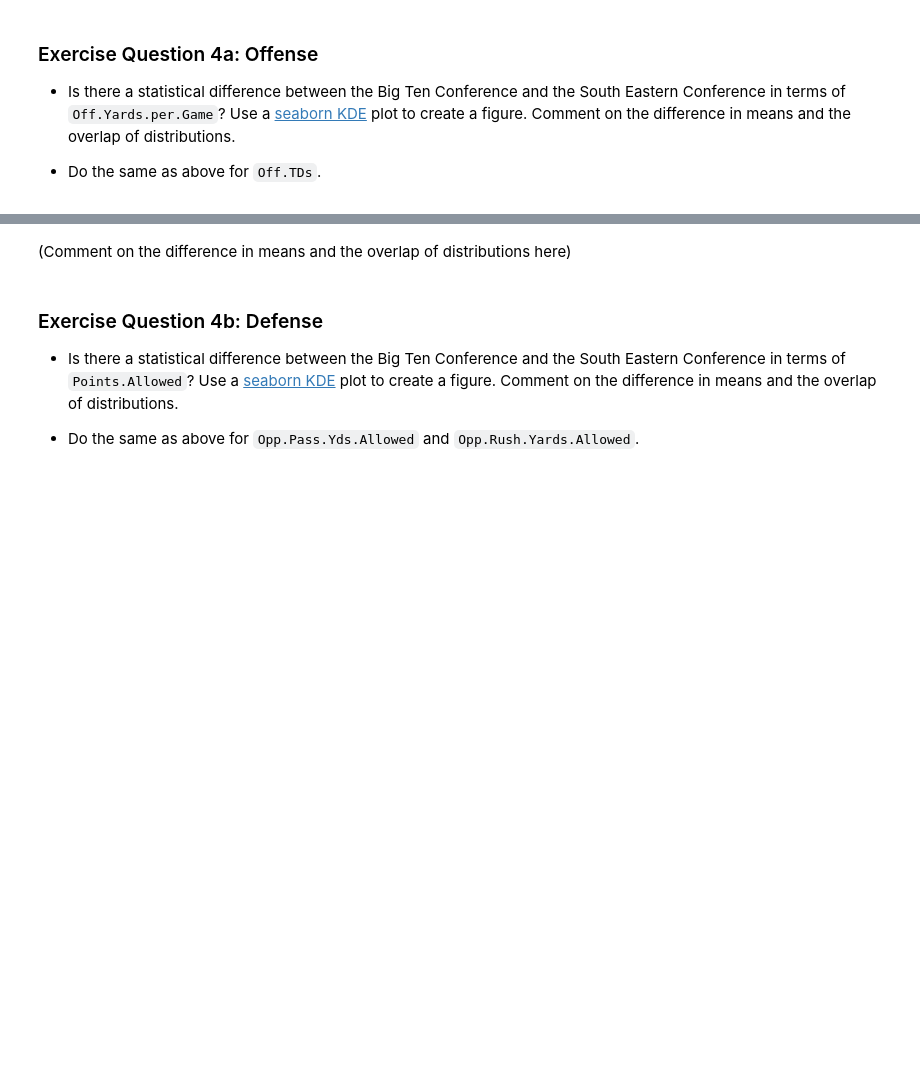
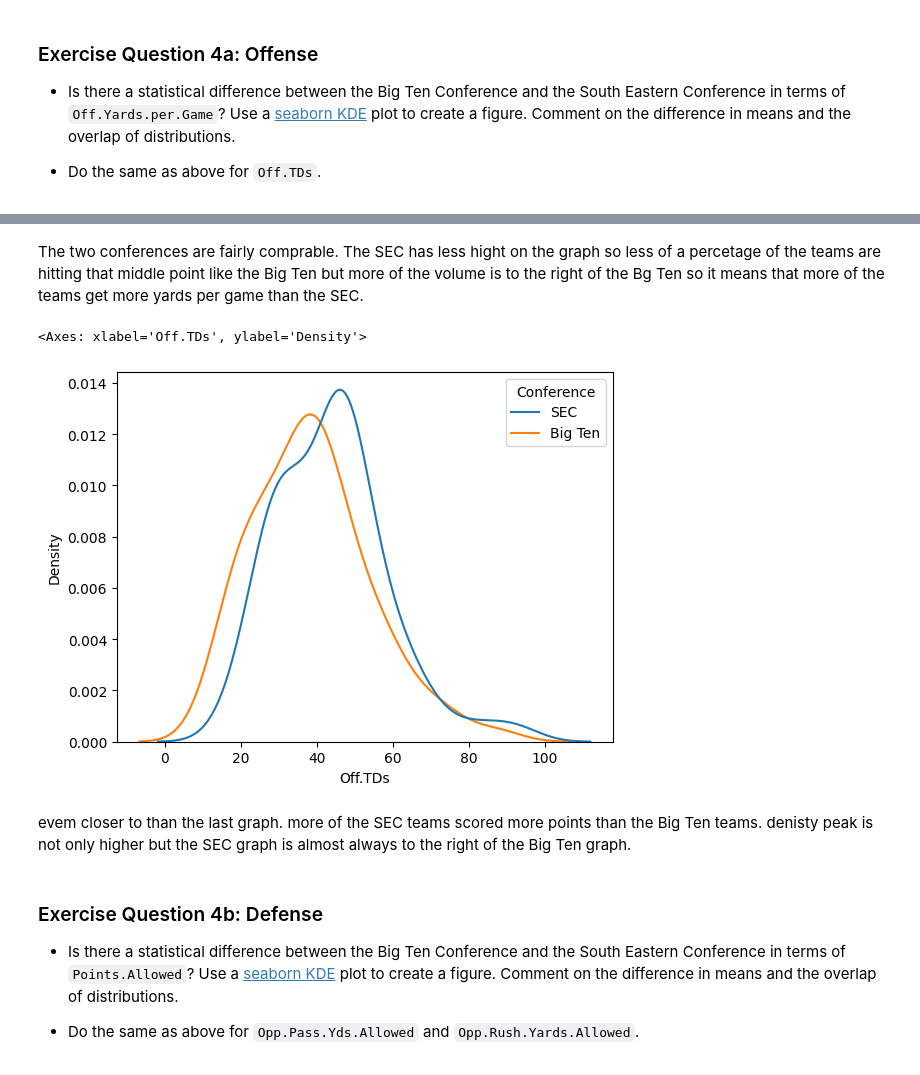
Before and after one commit to ziggster528491/cs-stat-180, a Jupyter notebook: labs/04-wrangling.ipynb, the cells around one changed output, grey strips where cells are left out. Cells and saved outputs as stored; diff of their text form; code cells hidden in the pictures; blank space fills up the shorter version.

```diff
--- a/labs/04-wrangling.ipynb
+++ b/labs/04-wrangling.ipynb
@@ -144,7 +153,14 @@ df
+# %% [markdown]
+The two conferences are fairly comprable. The SEC has less hight on the graph so less of a percetage of the teams are hitting that middle point like the Big Ten but more of the volume is to the right of the Bg Ten so it means that more of the teams get more yards per game than the SEC.
 # %%
 # Write the code for the statistical differences for Off.TDs:
+to_compare_TD = df[df["Conference"].isin(["Big Ten", "SEC"])]
+sns.kdeplot( data=to_compare_TD, x='Off.TDs', hue='Conference')
+# %% [output]
+<Axes: xlabel='Off.TDs', ylabel='Density'>
+[figure, added]
-# %% [markdown]
-(Comment on the difference in means and the overlap of distributions here)
+# %% [markdown]
+evem closer to than the last graph. more of the SEC teams scored more points than the Big Ten teams. denisty peak is not only higher but the SEC graph is almost always to the right of the Big Ten graph.
 # %% [markdown]
 ### Exercise Question 4b: Defense
 - Is there a statistical difference between the Big Ten Conference and the South Eastern Conference in terms  of `Points.Allowed`? Use a  [seaborn KDE]("https://seaborn.pydata.org/generated/seaborn.kdeplot.html") plot to create a figure.  Comment on the difference in means and the overlap of distributions.
```
Also changed, not shown: parts of 13 cells of this notebook, 1 other file.
